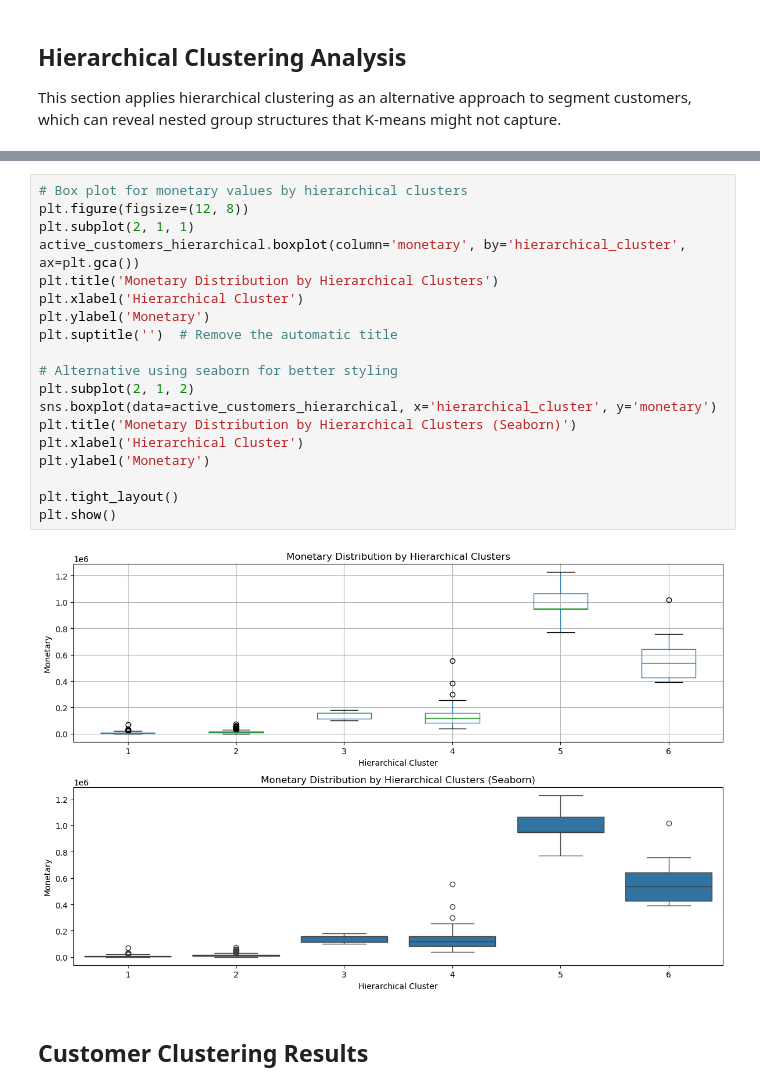
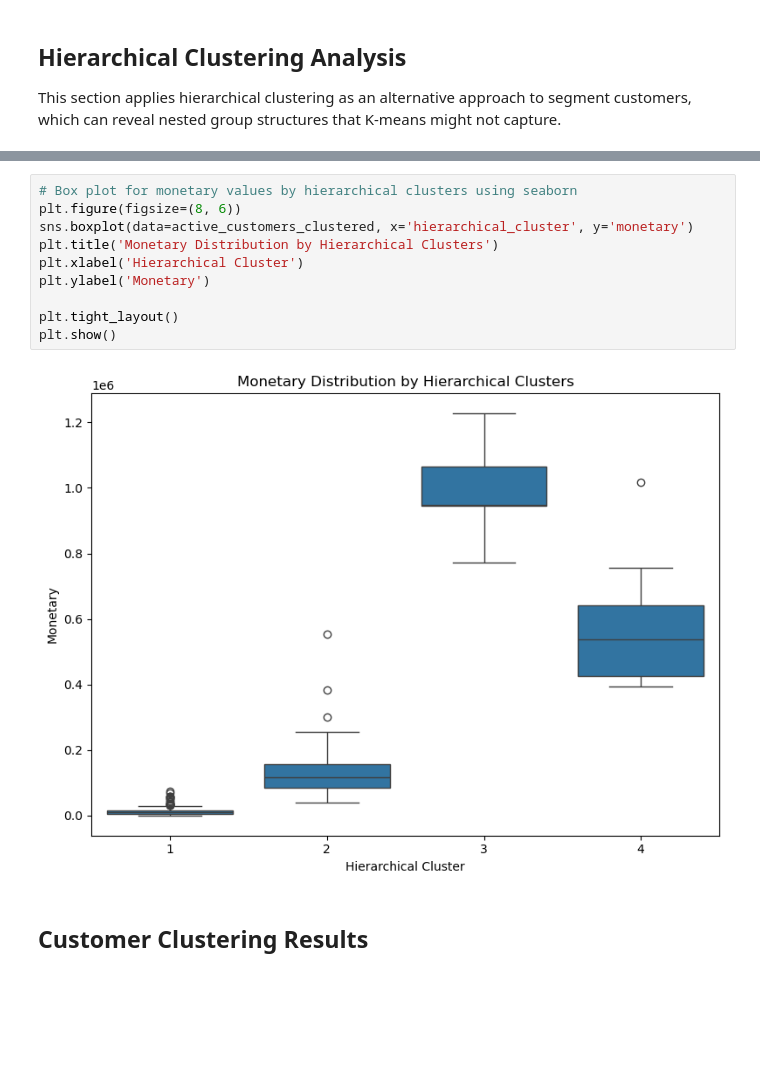
Before and after one commit to hanyuc97/simulated_customer_clustering, a Jupyter notebook: simulated_clustering.ipynb, the cells around one changed output, grey strips where cells are left out. Drawn from its saved outputs; the diff is of its cells as text; blank space fills up the shorter version.

```diff
--- a/simulated_clustering.ipynb
+++ b/simulated_clustering.ipynb
@@ -1044,24 +1191,15 @@ All                   207  358  5  124  5  14  713
 # %%
-# Box plot for monetary values by hierarchical clusters
-plt.figure(figsize=(12, 8))
-plt.subplot(2, 1, 1)
-active_customers_hierarchical.boxplot(column='monetary', by='hierarchical_cluster', ax=plt.gca())
+# Box plot for monetary values by hierarchical clusters using seaborn
+plt.figure(figsize=(8, 6))
+sns.boxplot(data=active_customers_clustered, x='hierarchical_cluster', y='monetary')
 plt.title('Monetary Distribution by Hierarchical Clusters')
-plt.xlabel('Hierarchical Cluster')
-plt.ylabel('Monetary')
-plt.suptitle('')  # Remove the automatic title
-
-# Alternative using seaborn for better styling
-plt.subplot(2, 1, 2)
-sns.boxplot(data=active_customers_hierarchical, x='hierarchical_cluster', y='monetary')
-plt.title('Monetary Distribution by Hierarchical Clusters (Seaborn)')
 plt.xlabel('Hierarchical Cluster')
 plt.ylabel('Monetary')
 
 plt.tight_layout()
 plt.show()
 # %% [output]
-[figure, old version]
+[figure, new version]
 # %% [markdown]
 ## Customer Clustering Results
 # %% [markdown]
```
Also changed, not shown: parts of 20 cells of this notebook.
